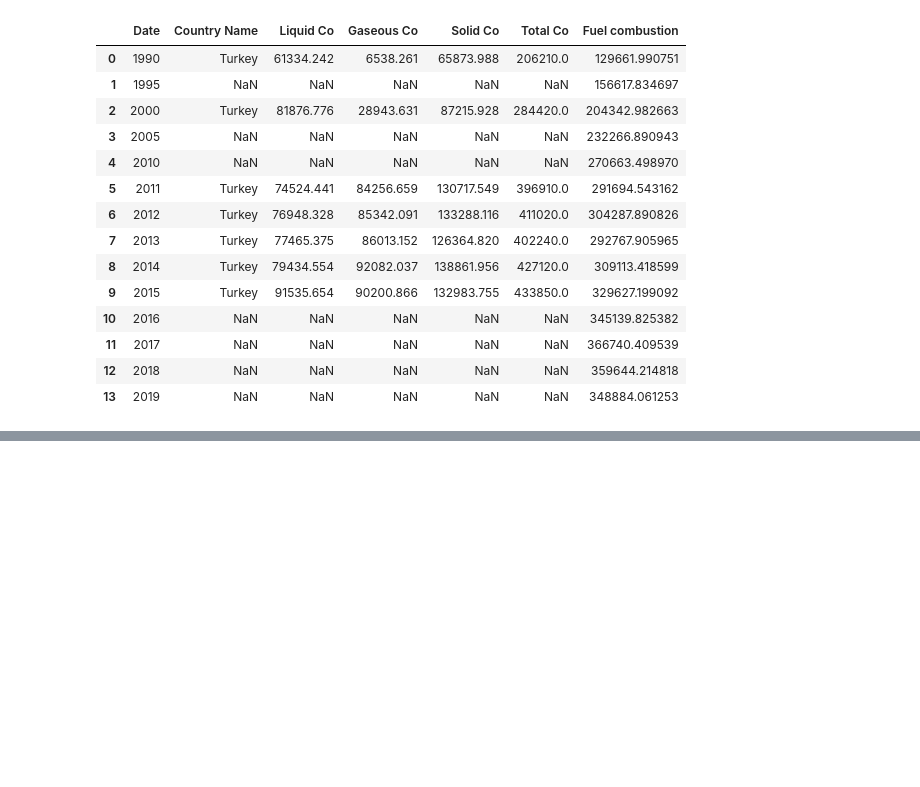
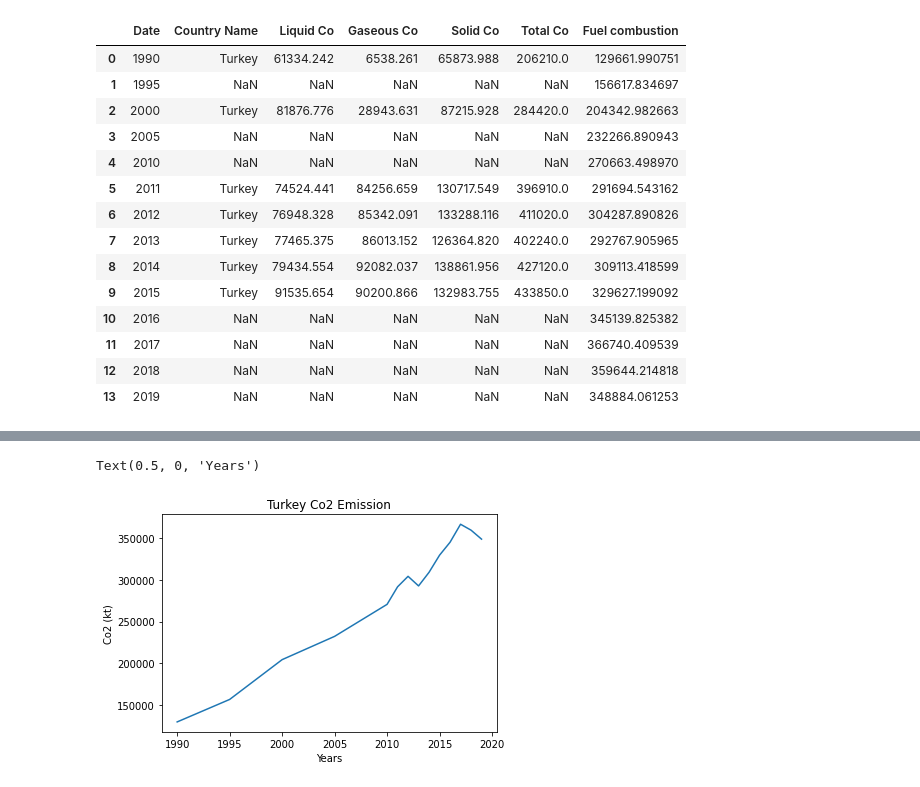
Before and after one commit to busranur-sr/ClimateChange, a Jupyter notebook: Co2Emission.ipynb, the cells around one changed output, grey strips where cells are left out. Drawn from its saved outputs; the diff is of its cells as text; code cells hidden in the pictures; blank space fills up the shorter version.

```diff
--- a/Co2Emission.ipynb
+++ b/Co2Emission.ipynb
@@ -116,0 +116,8 @@ df_Turkey[['Gaseous Co','Liquid Co','Solid Co']].dropna(how='all').plot(kind='ba
+# %%
+df_Turkey['Fuel combustion'].plot()
+plt.title("Turkey Co2 Emission")
+plt.ylabel("Co2 (kt)")
+plt.xlabel("Years")
+# %% [output]
+Text(0.5, 0, 'Years')
+[figure, added]
```
Also changed, not shown: parts of 1 cell of this notebook.
